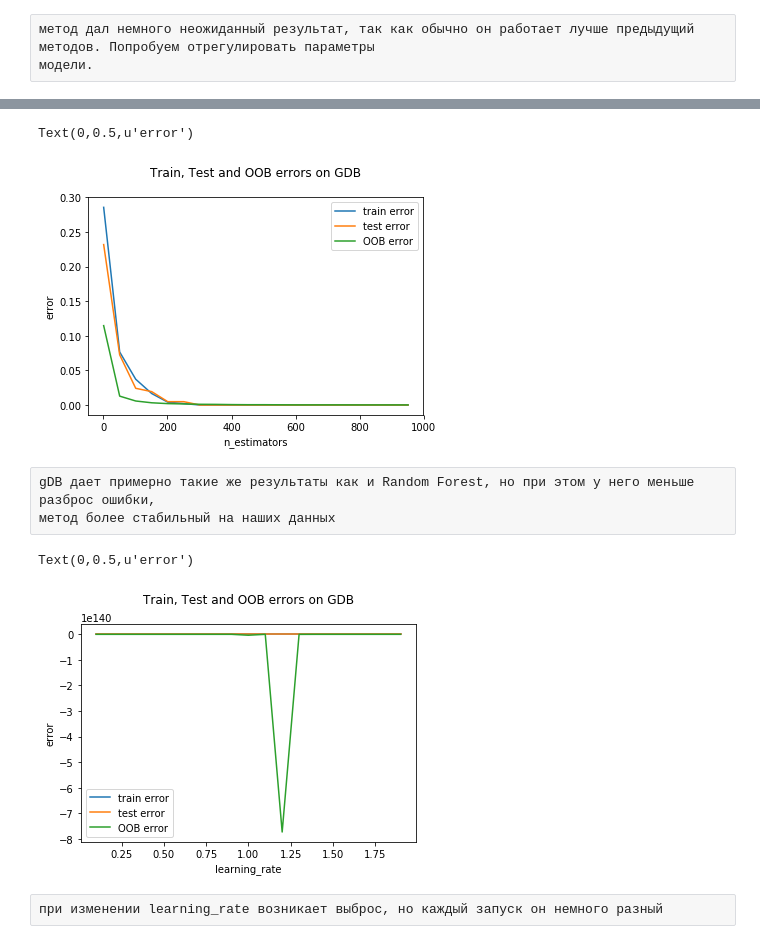
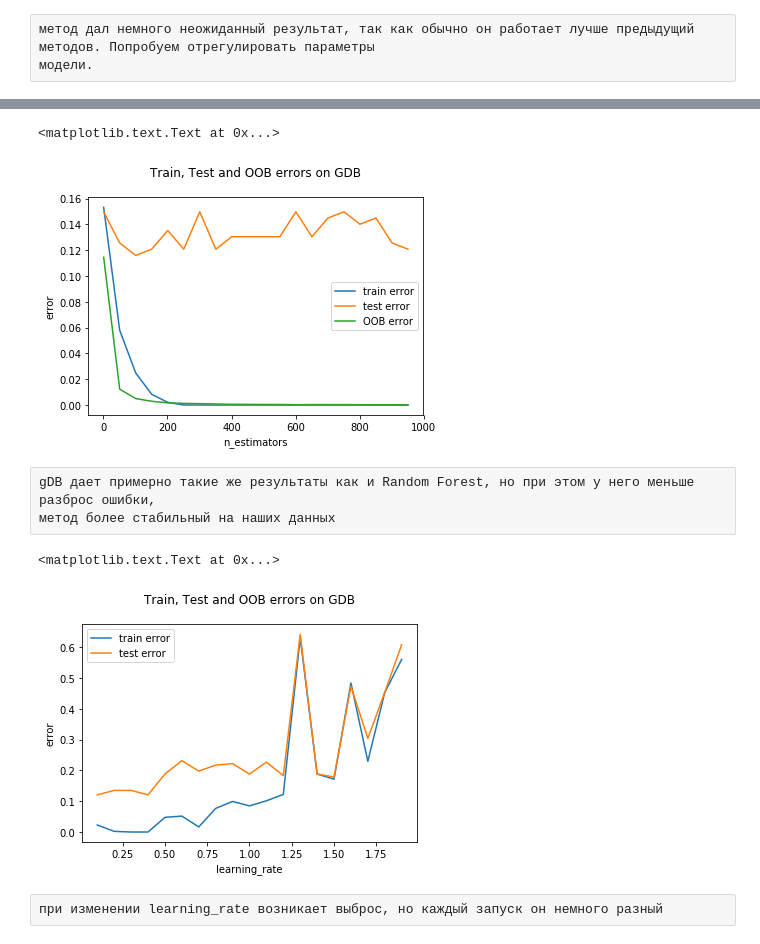
Before and after one commit to helga-derz/forestfire_analysis, a Jupyter notebook: credit_analysis/analysis_credit.ipynb, the cells around one changed output, grey strips where cells are left out. Saved outputs shown, nothing was run; the diff lists cells and outputs as text; code cells hidden in the pictures.

```diff
--- a/credit_analysis/analysis_credit.ipynb
+++ b/credit_analysis/analysis_credit.ipynb
@@ -1405,7 +1427,7 @@ train_error = []
 test_error = []
 for m in m_h:
     ada = ensemble.AdaBoostClassifier(n_estimators = 5, base_estimator=tree.DecisionTreeClassifier(max_depth=m))
-    ada.fit(X, y)
+    ada.fit(X_train, y_train)
     train_error.append(np.mean(y_train != ada.predict(X_train)))
     test_error.append(np.mean(y_test  != ada.predict(X_test)))
 
@@ -1492,7 +1495,7 @@ test_error = []
 oob_error = []
 for n in n_estimators:
     rf_model = RandomForestClassifier(n_estimators=n, oob_score = True, bootstrap = True)
-    rf_model.fit(X, y)
+    rf_model.fit(X_train, y_train)
     oob_error.append(1 - rf_model.oob_score_)
     train_error.append(np.mean(y_train != rf_model.predict(X_train)))
     test_error.append(np.mean(y_test  != rf_model.predict(X_test)))
@@ -1561,7 +1564,7 @@ test_error = []
 oob_error = []
 for n in n_estimators:
     rf_model = ExtraTreesClassifier(n_estimators=n, oob_score = True, bootstrap = True)
-    rf_model.fit(X, y)
+    rf_model.fit(X_train, y_train)
     oob_error.append(1 - rf_model.oob_score_)
     train_error.append(np.mean(y_train != rf_model.predict(X_train)))
     test_error.append(np.mean(y_test  != rf_model.predict(X_test)))
@@ -1630,7 +1633,7 @@ test_error = []
 oob_error = []
 for n in n_estimators:
     gbd_model = GradientBoostingClassifier(n_estimators=n, subsample = 0.5)
-    gbd_model.fit(X, y)
+    gbd_model.fit(X_train, y_train)
     oob_error.append(np.mean(gbd_model.oob_improvement_))
     train_error.append(np.mean(y_train != gbd_model.predict(X_train)))
     test_error.append(np.mean(y_test  != gbd_model.predict(X_test)))
@@ -1644,35 +1647,35 @@ plt.title('Train, Test and OOB errors on GDB\n')
 plt.xlabel('n_estimators')
 plt.ylabel('error')
 # %% [output]
-Text(0,0.5,u'error')
+<matplotlib.text.Text at 0x...>
-[figure, old version]
+[figure, new version]
 # %% [raw]
 gDB дает примерно такие же результаты как и Random Forest, но при этом у него меньше разброс ошибки,
 метод более стабильный на наших данных
 # %%
 l_r = np.arange(0.1,2, 0.1)
 
 train_error = []
 test_error = []
 oob_error = []
 for l in l_r:
     gbd_model = GradientBoostingClassifier(learning_rate = l, subsample = 0.5)
-    gbd_model.fit(X, y)
-    oob_error.append(np.mean(gbd_model.oob_improvement_))
+    gbd_model.fit(X_train, y_train)
+    #oob_error.append(np.mean(gbd_model.oob_improvement_))
     train_error.append(np.mean(y_train != gbd_model.predict(X_train)))
     test_error.append(np.mean(y_test  != gbd_model.predict(X_test)))
 
 
 plt.plot(l_r, train_error, label = 'train error')
 plt.plot(l_r, test_error, label = 'test error')
-plt.plot(l_r, oob_error, label = 'OOB error')
+#plt.plot(l_r, oob_error, label = 'OOB error')
 plt.legend()
 plt.title('Train, Test and OOB errors on GDB\n')
 plt.xlabel('learning_rate')
 plt.ylabel('error')
 # %% [output]
-Text(0,0.5,u'error')
+<matplotlib.text.Text at 0x...>
-[figure, old version]
+[figure, new version]
 # %% [raw]
 при изменении learning_rate возникает выброс, но каждый запуск он немного разный
 # %%
```
Also changed, not shown: parts of 38 cells of this notebook.
